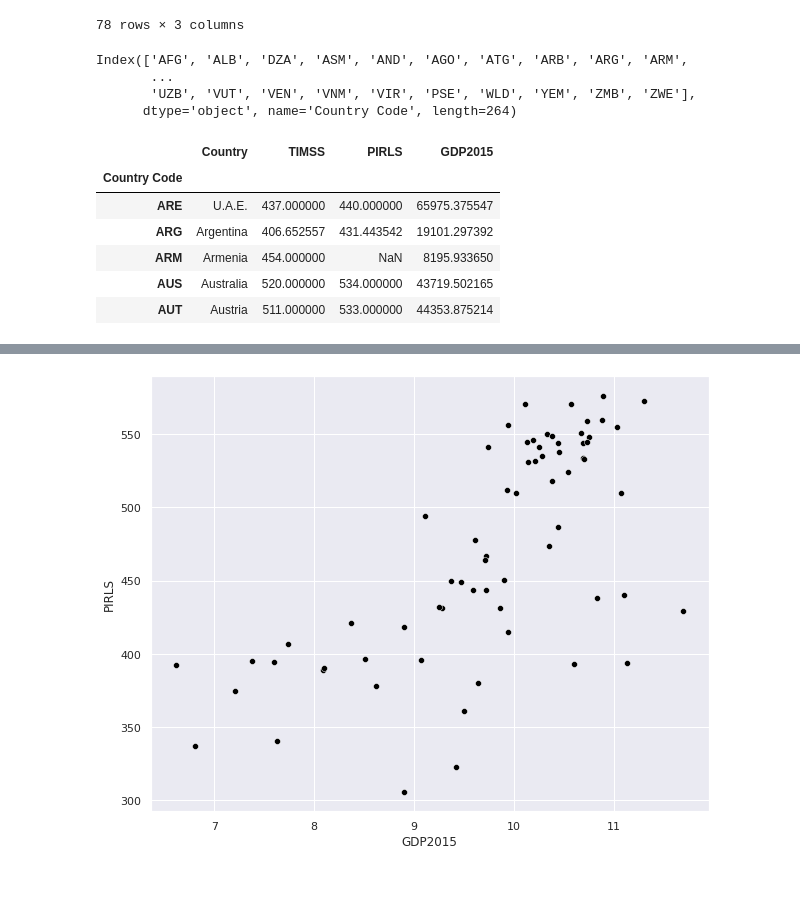
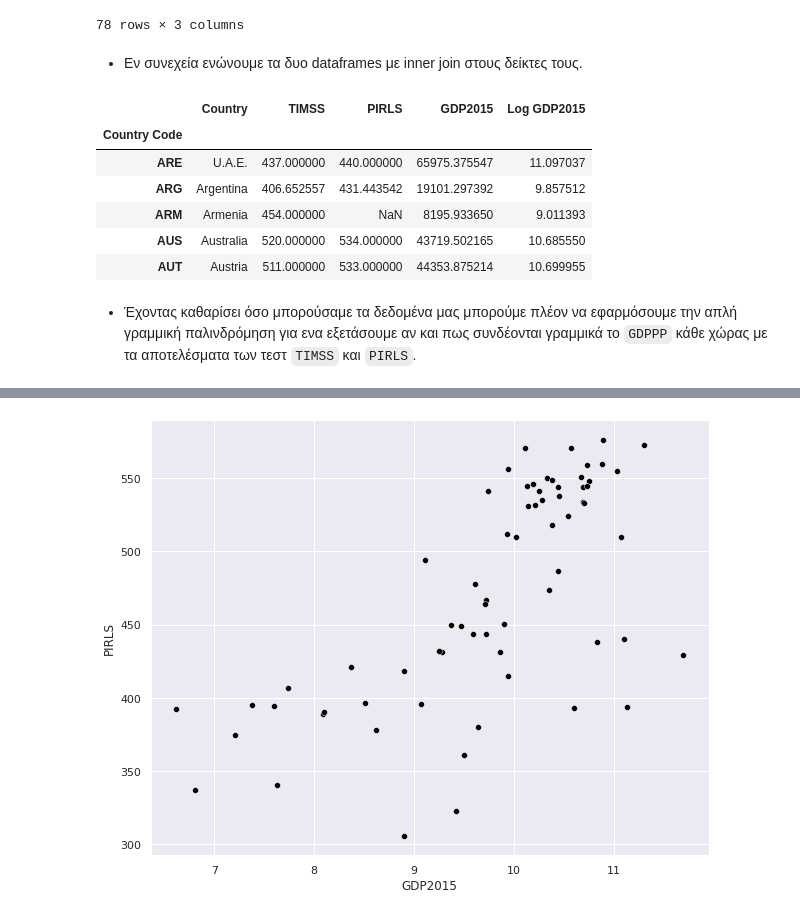
Before and after one commit to kmatzaro/Mathesis-assignments, a Jupyter notebook: Rosetta Stone/assignment_2.ipynb, the cells around one changed output, grey strips where cells are left out. Drawn from its saved outputs; the diff is of its cells as text; code cells hidden in the pictures; blank space fills up the shorter version.

```diff
--- a/Rosetta Stone/assignment_2.ipynb
+++ b/Rosetta Stone/assignment_2.ipynb
@@ -103,23 +120,21 @@ country_scores_grades
 | YEM | Yemen | 243.000000 | NaN |
 | ZAF | South Africa | NaN | 323.000000 |
 78 rows × 3 columns
-# %%
-wdi_GDP.index
-# %% [output]
-Index(['AFG', 'ALB', 'DZA', 'ASM', 'AND', 'AGO', 'ATG', 'ARB', 'ARG', 'ARM',
-       ...
-       'UZB', 'VUT', 'VEN', 'VNM', 'VIR', 'PSE', 'WLD', 'YEM', 'ZMB', 'ZWE'],
-      dtype='object', name='Country Code', length=264)
+# %% [markdown]
+- Εν συνεχεία ενώνουμε τα δυο dataframes με inner join στους δείκτες τους.
 # %%
 merged = country_scores_grades.merge(wdi_GDP, how='inner', left_index=True, right_index=True)
 # %%
 merged = merged.drop(columns=['Country Name'])
+merged['Log GDP2015'] = np.log(merged['GDP2015'])
 merged.head()
 # %% [output]
-|  | Country | TIMSS | PIRLS | GDP2015 |
-| Country Code |  |  |  |  |
-| ARE | U.A.E. | 437.000000 | 440.000000 | 65975.375547 |
-| ARG | Argentina | 406.652557 | 431.443542 | 19101.297392 |
-| ARM | Armenia | 454.000000 | NaN | 8195.933650 |
-| AUS | Australia | 520.000000 | 534.000000 | 43719.502165 |
-| AUT | Austria | 511.000000 | 533.000000 | 44353.875214 |
+|  | Country | TIMSS | PIRLS | GDP2015 | Log GDP2015 |
+| Country Code |  |  |  |  |  |
+| ARE | U.A.E. | 437.000000 | 440.000000 | 65975.375547 | 11.097037 |
+| ARG | Argentina | 406.652557 | 431.443542 | 19101.297392 | 9.857512 |
+| ARM | Armenia | 454.000000 | NaN | 8195.933650 | 9.011393 |
+| AUS | Australia | 520.000000 | 534.000000 | 43719.502165 | 10.685550 |
+| AUT | Austria | 511.000000 | 533.000000 | 44353.875214 | 10.699955 |
+# %% [markdown]
+- Έχοντας καθαρίσει όσο μπορούσαμε τα δεδομένα μας μπορούμε πλέον να εφαρμόσουμε την απλή γραμμική παλινδρόμηση για ενα εξετάσουμε αν και πως συνδέονται γραμμικά το `GDPPP` κάθε χώρας με τα αποτελέσματα των τεστ `TIMSS` και `PIRLS`.
```
Also changed, not shown: parts of 10 cells of this notebook.
